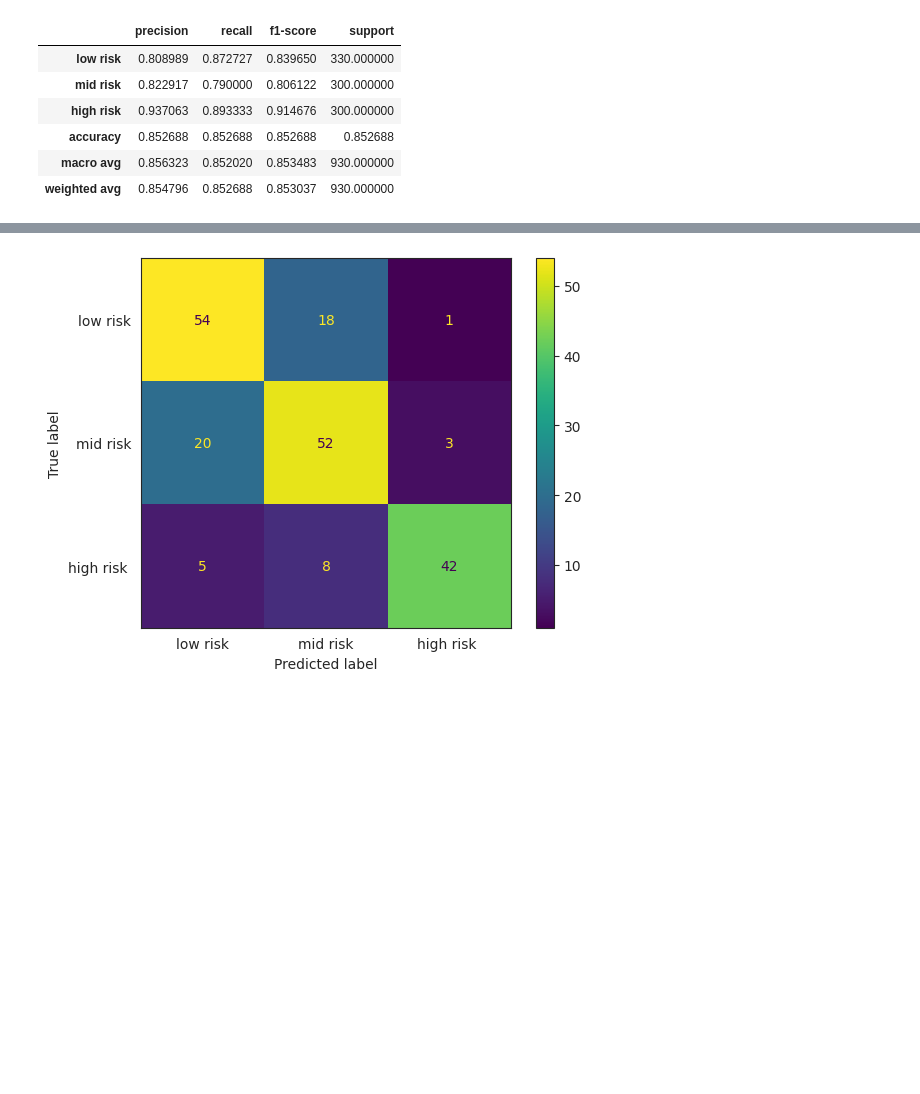
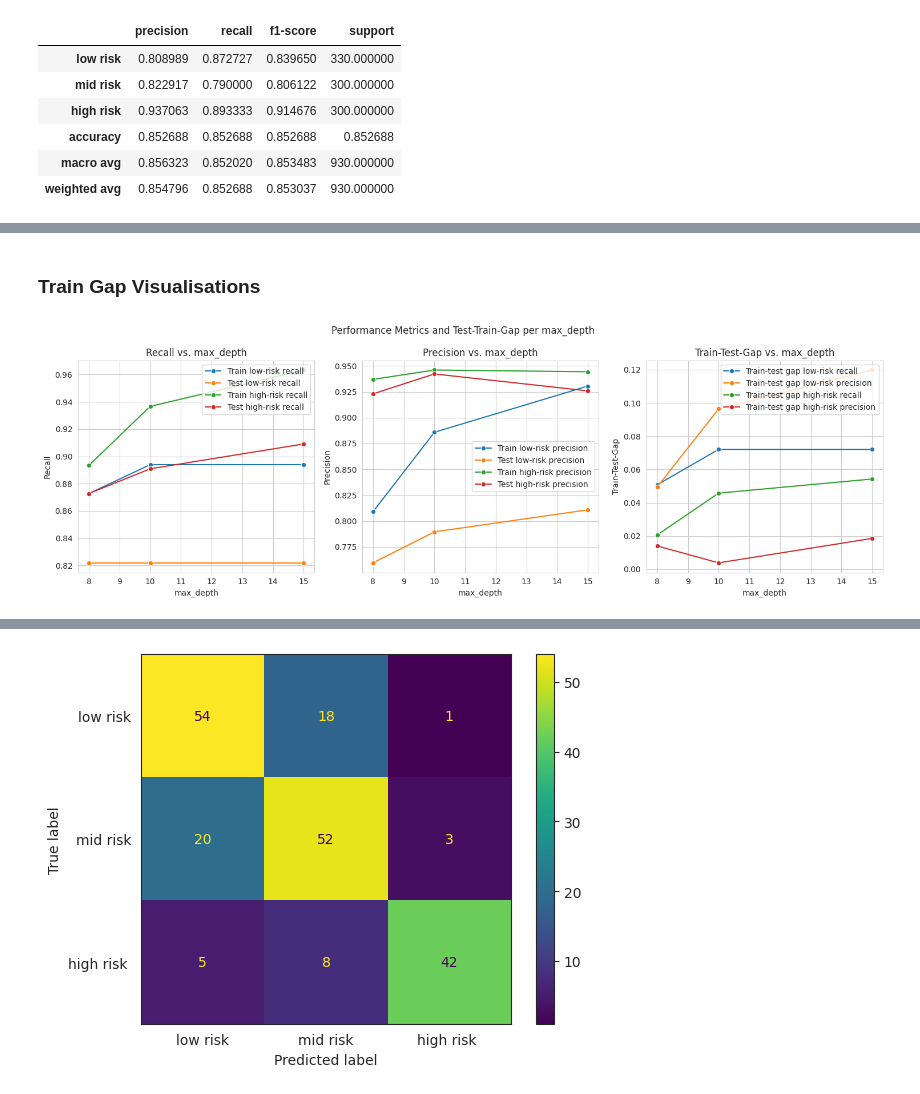
Before and after one commit to theresaabl/ML-maternal-health-risk, a Jupyter notebook: jupyter_notebooks/07-ModellingAndEvaluation-Classificationv2.ipynb, the cells around one changed output, grey strips where cells are left out. Saved outputs shown, nothing was run; the diff lists cells and outputs as text; code cells hidden in the pictures; blank space fills up the shorter version.

Commit message:
Conduct detailed max_depth search to find balance between recall and train-test-gap, generate visualisation

```diff
--- a/jupyter_notebooks/07-ModellingAndEvaluation-Classificationv2.ipynb
+++ b/jupyter_notebooks/07-ModellingAndEvaluation-Classificationv2.ipynb
@@ -1189,0 +1195,4 @@ report_d8_test
+# %%
+report_d8_test_sel = report_d8_test.filter(["recall", "precision"]).filter(["low risk", "high risk", "accuracy"], axis=0)
+report_d8_test_sel_rn = report_d8_test_sel.rename(columns={"recall": "recall_test_d8", "precision": "precision_test_d8"})
+report_d8_test_sel_rn
@@ -1189,0 +1204,3 @@ report_d8_test
+# %%
+report_d8_gap = (report_d8_train_sel).subtract(report_d8_test_sel).rename(columns={"recall": "recall_gap_d8", "precision": "precision_gap_d8"})
+report_d8_gap
@@ -1189,0 +1212,3 @@ report_d8_test
+# %%
+report_d8 = pd.concat([report_d8_train_sel_rn, report_d8_test_sel_rn, report_d8_gap], axis=1)
+report_d8
@@ -1189,0 +1240,3 @@ report_d8_test
+# %%
+report_max_depths = pd.concat([report_d8, report_d10, report_d15], axis=1).T
+report_max_depths
@@ -1190,2 +1289,42 @@ report_d8_test
+# %% [markdown]
+### Train Gap Visualisations
+# %%
+depths=[8,10,15]
+
+
+fig, axes = plt.subplots(1, 3, figsize=(15, 5), sharex=True)
+fig.suptitle("Performance Metrics and Test-Train-Gap per max_depth")
+
+# Recall subplot
+sns.lineplot(ax=axes[0], x=depths, y=report_max_depths["low risk"][report_max_depths.index.str.contains("recall_train")], label="Train low-risk recall", marker="o")
+sns.lineplot(ax=axes[0], x=depths, y=report_max_depths["low risk"][report_max_depths.index.str.contains("recall_test")], label="Test low-risk recall", marker="o")
+sns.lineplot(ax=axes[0], x=depths, y=report_max_depths["high risk"][report_max_depths.index.str.contains("recall_train")], label="Train high-risk recall", marker="o")
+sns.lineplot(ax=axes[0], x=depths, y=report_max_depths["high risk"][report_max_depths.index.str.contains("recall_test")], label="Test high-risk recall", marker="o")
+axes[0].set_xlabel('max_depth')
+axes[0].set_ylabel('Recall')
+axes[0].set_title('Recall vs. max_depth')
+
+# Precision subplot
+sns.lineplot(ax=axes[1], x=depths, y=report_max_depths["low risk"][report_max_depths.index.str.contains("precision_train")], label="Train low-risk precision", marker="o")
+sns.lineplot(ax=axes[1], x=depths, y=report_max_depths["low risk"][report_max_depths.index.str.contains("precision_test")], label="Test low-risk precision", marker="o")
+sns.lineplot(ax=axes[1], x=depths, y=report_max_depths["high risk"][report_max_depths.index.str.contains("precision_train")], label="Train high-risk precision", marker="o")
+sns.lineplot(ax=axes[1], x=depths, y=report_max_depths["high risk"][report_max_depths.index.str.contains("precision_test")], label="Test high-risk precision", marker="o")
+axes[1].set_xlabel('max_depth')
+axes[1].set_ylabel('Precision')
+axes[1].set_title('Precision vs. max_depth')
+
+sns.lineplot(ax=axes[2], x=depths, y=report_max_depths["low risk"][report_max_depths.index.str.contains("recall_gap")], label="Train-test gap low-risk recall", marker="o")
+sns.lineplot(ax=axes[2], x=depths, y=report_max_depths["low risk"][report_max_depths.index.str.contains("precision_gap")], label="Train-test gap low-risk precision", marker="o")
+sns.lineplot(ax=axes[2], x=depths, y=report_max_depths["high risk"][report_max_depths.index.str.contains("recall_gap")], label="Train-test gap high-risk recall", marker="o")
+sns.lineplot(ax=axes[2], x=depths, y=report_max_depths["high risk"][report_max_depths.index.str.contains("precision_gap")], label="Train-test gap high-risk precision", marker="o")
+axes[2].set_xlabel('max_depth')
+axes[2].set_ylabel('Train-Test-Gap')
+axes[2].set_title('Train-Test-Gap vs. max_depth')
+
+
+plt.tight_layout()
+plt.show()
+# %% [output]
+[figure, added]
 # %% [markdown]
 #### Train-Test-Gap Considerations
```
Also changed, not shown: parts of 13 cells of this notebook.
